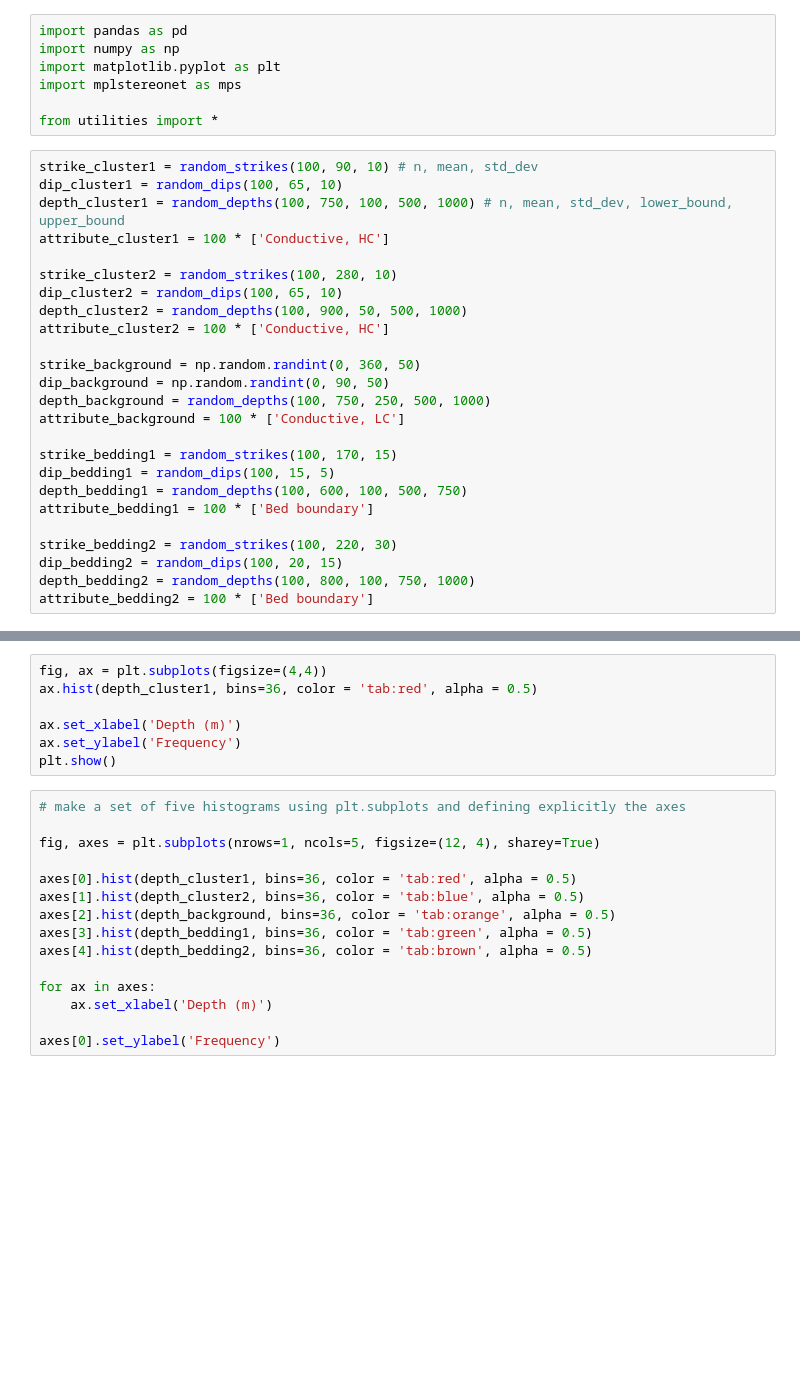
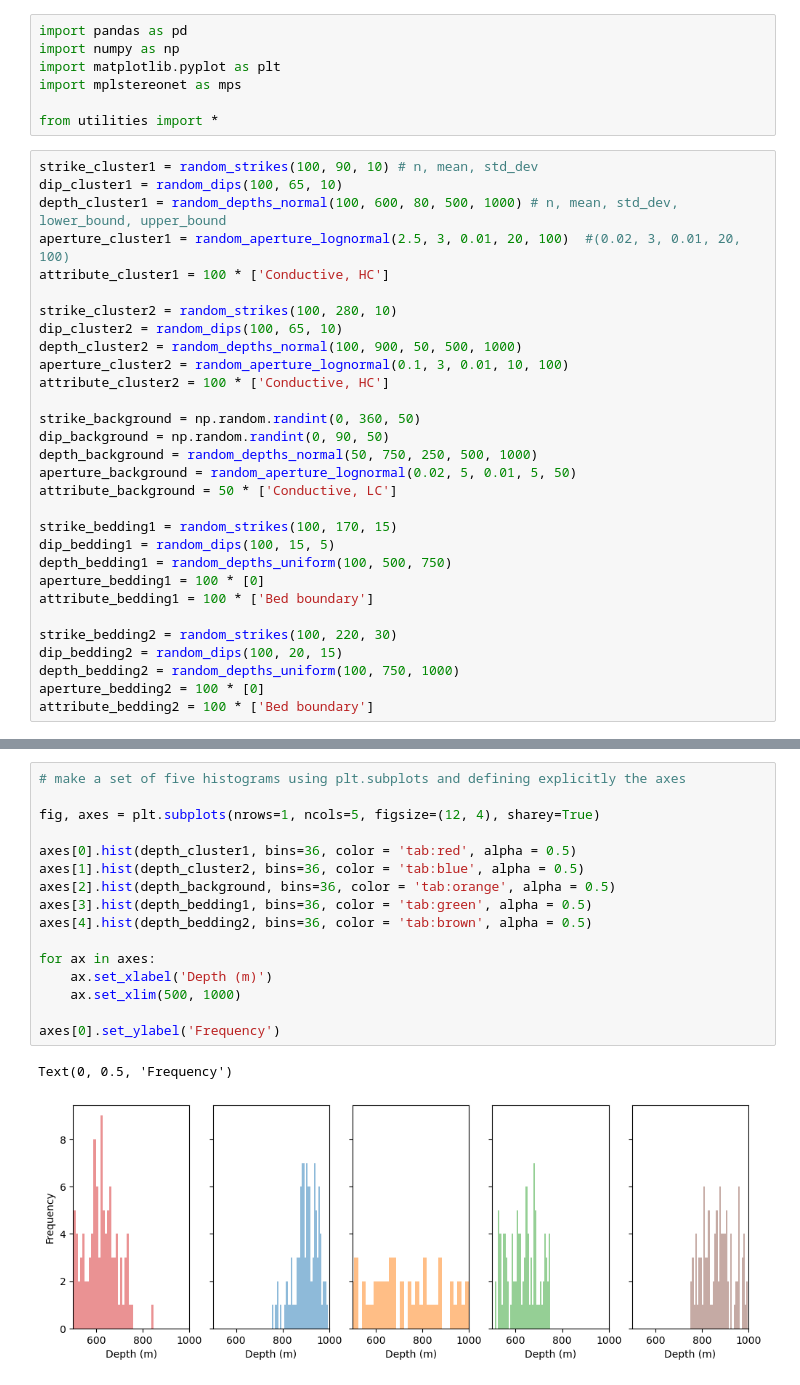
Before and after one commit to ICWallis/borehole-image-analysis-with-python, a Jupyter notebook: 0_Synthetic data.ipynb, the cells around one changed output, grey strips where cells are left out. Drawn from its saved outputs; the diff is of its cells as text; blank space fills up the shorter version.

```diff
--- a/0_Synthetic data.ipynb
+++ b/0_Synthetic data.ipynb
@@ -13,27 +14,32 @@ from utilities import *
 # %%
 strike_cluster1 = random_strikes(100, 90, 10) # n, mean, std_dev
 dip_cluster1 = random_dips(100, 65, 10)
-depth_cluster1 = random_depths(100, 750, 100, 500, 1000) # n, mean, std_dev, lower_bound, upper_bound
+depth_cluster1 = random_depths_normal(100, 600, 80, 500, 1000) # n, mean, std_dev, lower_bound, upper_bound
+aperture_cluster1 = random_aperture_lognormal(2.5, 3, 0.01, 20, 100)  #(0.02, 3, 0.01, 20, 100)
 attribute_cluster1 = 100 * ['Conductive, HC']
 
 strike_cluster2 = random_strikes(100, 280, 10)
 dip_cluster2 = random_dips(100, 65, 10)
-depth_cluster2 = random_depths(100, 900, 50, 500, 1000)
+depth_cluster2 = random_depths_normal(100, 900, 50, 500, 1000)
+aperture_cluster2 = random_aperture_lognormal(0.1, 3, 0.01, 10, 100)
 attribute_cluster2 = 100 * ['Conductive, HC']
 
 strike_background = np.random.randint(0, 360, 50)
 dip_background = np.random.randint(0, 90, 50)
-depth_background = random_depths(100, 750, 250, 500, 1000)
-attribute_background = 100 * ['Conductive, LC']
+depth_background = random_depths_normal(50, 750, 250, 500, 1000)
+aperture_background = random_aperture_lognormal(0.02, 5, 0.01, 5, 50)
+attribute_background = 50 * ['Conductive, LC']
 
 strike_bedding1 = random_strikes(100, 170, 15)
 dip_bedding1 = random_dips(100, 15, 5)
-depth_bedding1 = random_depths(100, 600, 100, 500, 750)
+depth_bedding1 = random_depths_uniform(100, 500, 750)
+aperture_bedding1 = 100 * [0]
 attribute_bedding1 = 100 * ['Bed boundary']
 
 strike_bedding2 = random_strikes(100, 220, 30)
 dip_bedding2 = random_dips(100, 20, 15)
-depth_bedding2 = random_depths(100, 800, 100, 750, 1000)
+depth_bedding2 = random_depths_uniform(100, 750, 1000)
+aperture_bedding2 = 100 * [0]
 attribute_bedding2 = 100 * ['Bed boundary']
 # %%
 fig = plt.figure(figsize=(4,4))
@@ -57,22 +65,19 @@ plt.show()
-# %%
-fig, ax = plt.subplots(figsize=(4,4))
-ax.hist(depth_cluster1, bins=36, color = 'tab:red', alpha = 0.5)
-
-ax.set_xlabel('Depth (m)')
-ax.set_ylabel('Frequency')
-plt.show()
 # %%
 # make a set of five histograms using plt.subplots and defining explicitly the axes
 
 fig, axes = plt.subplots(nrows=1, ncols=5, figsize=(12, 4), sharey=True)
 
 axes[0].hist(depth_cluster1, bins=36, color = 'tab:red', alpha = 0.5)
 axes[1].hist(depth_cluster2, bins=36, color = 'tab:blue', alpha = 0.5)
 axes[2].hist(depth_background, bins=36, color = 'tab:orange', alpha = 0.5)
 axes[3].hist(depth_bedding1, bins=36, color = 'tab:green', alpha = 0.5)
 axes[4].hist(depth_bedding2, bins=36, color = 'tab:brown', alpha = 0.5)
 
 for ax in axes:
     ax.set_xlabel('Depth (m)')
+    ax.set_xlim(500, 1000)
 
 axes[0].set_ylabel('Frequency')
+# %% [output]
+Text(0, 0.5, 'Frequency')
+[figure, added]
```
Also changed, not shown: parts of 10 cells of this notebook, 4 other files.
